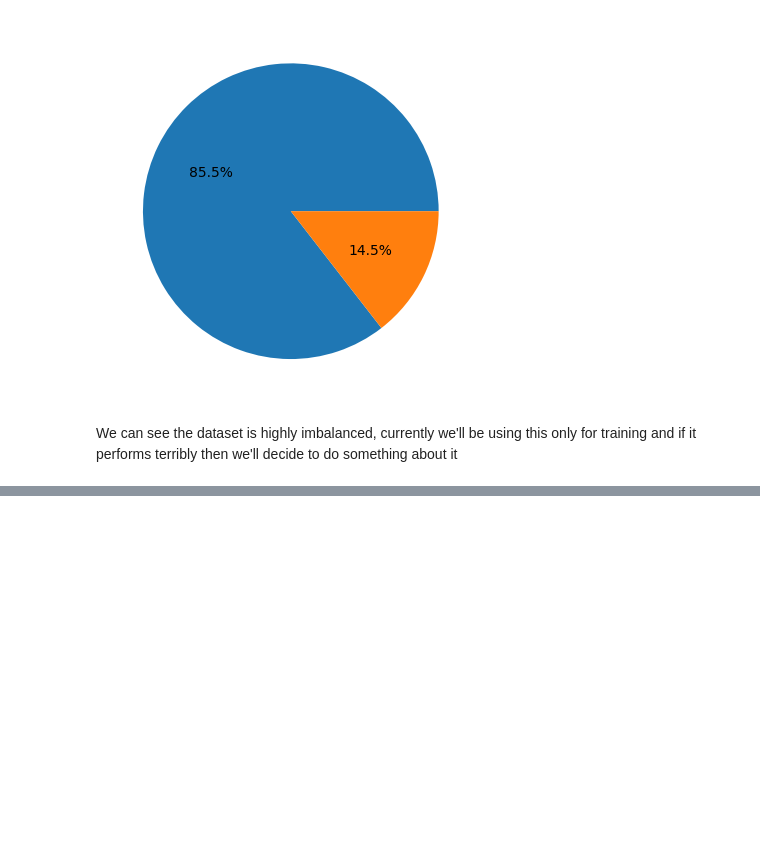
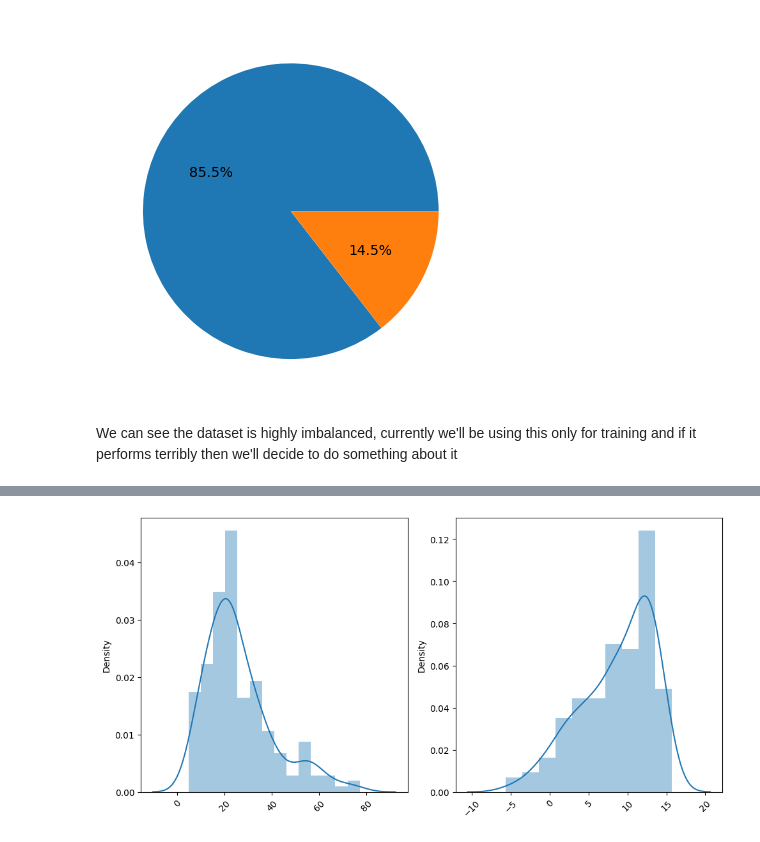
Before and after one commit to rizz045/Autism-Prediction-using-Machine-Learning, a Jupyter notebook: Autism_Prediction_using_Machine_Learning.ipynb, the cells around one changed output, grey strips where cells are left out. Drawn from its saved outputs; the diff is of its cells as text; code cells hidden in the pictures; blank space fills up the shorter version.

```diff
--- a/Autism_Prediction_using_Machine_Learning.ipynb
+++ b/Autism_Prediction_using_Machine_Learning.ipynb
@@ -161,0 +197,12 @@ Index(['ID', 'A1_Score', 'A2_Score', 'A3_Score', 'A4_Score', 'A5_Score',
+# %%
+index = 0
+plt.figure(figsize=(10,5))
+for col in floats:
+  index += 1
+  plt.subplot(1, 2, index)
+  sns.distplot(x=df[col])
+  plt.xticks(rotation=45)
+plt.tight_layout()
+plt.show()
+# %% [output]
+[figure, added]
```
Also changed, not shown: parts of 37 cells of this notebook.
